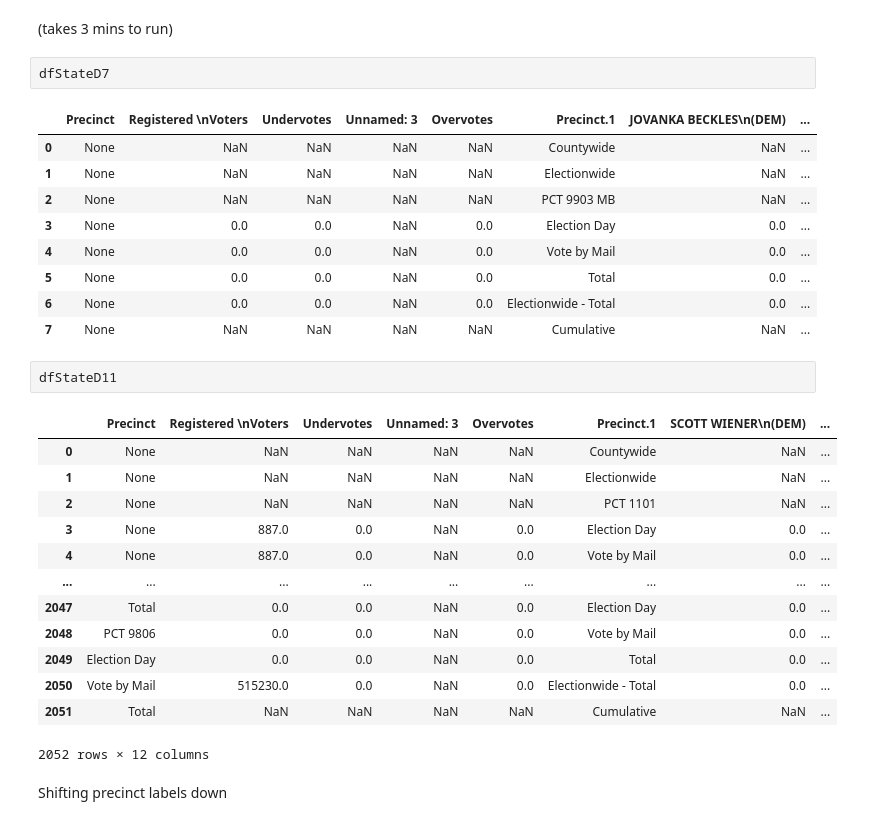
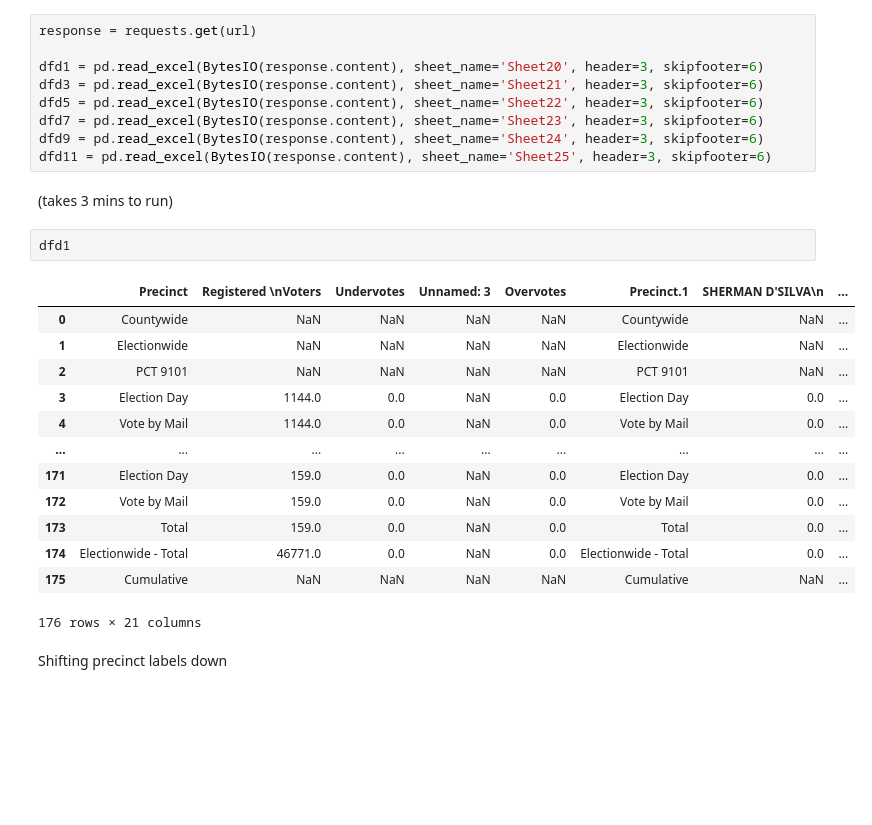
Before and after one commit to MissionLocal/2024-election, a Jupyter notebook: cleaning/clean.ipynb, the cells around one changed output. Cells and saved outputs as stored; diff of their text form; blank space fills up the shorter version.

```diff
--- a/cleaning/clean.ipynb
+++ b/cleaning/clean.ipynb
@@ -65,33 +63,30 @@ dfTurnout = pd.read_excel(BytesIO(response.content), sheet_name='Sheet1', header
+# %%
+response = requests.get(url)
+
+dfd1 = pd.read_excel(BytesIO(response.content), sheet_name='Sheet20', header=3, skipfooter=6)
+dfd3 = pd.read_excel(BytesIO(response.content), sheet_name='Sheet21', header=3, skipfooter=6)
+dfd5 = pd.read_excel(BytesIO(response.content), sheet_name='Sheet22', header=3, skipfooter=6)
+dfd7 = pd.read_excel(BytesIO(response.content), sheet_name='Sheet23', header=3, skipfooter=6)
+dfd9 = pd.read_excel(BytesIO(response.content), sheet_name='Sheet24', header=3, skipfooter=6)
+dfd11 = pd.read_excel(BytesIO(response.content), sheet_name='Sheet25', header=3, skipfooter=6)
 # %% [markdown]
 (takes 3 mins to run)
-# %%
-dfStateD7
-# %% [output]
-|  | Precinct | Registered \nVoters | Undervotes | Unnamed: 3 | Overvotes | Precinct.1 | JOVANKA BECKLES\n(DEM) | ... |
-| 0 | None | NaN | NaN | NaN | NaN | Countywide | NaN | ... |
-| 1 | None | NaN | NaN | NaN | NaN | Electionwide | NaN | ... |
-| 2 | None | NaN | NaN | NaN | NaN | PCT 9903 MB | NaN | ... |
-| 3 | None | 0.0 | 0.0 | NaN | 0.0 | Election Day | 0.0 | ... |
-| 4 | None | 0.0 | 0.0 | NaN | 0.0 | Vote by Mail | 0.0 | ... |
-| 5 | None | 0.0 | 0.0 | NaN | 0.0 | Total | 0.0 | ... |
-| 6 | None | 0.0 | 0.0 | NaN | 0.0 | Electionwide - Total | 0.0 | ... |
-| 7 | None | NaN | NaN | NaN | NaN | Cumulative | NaN | ... |
-# %%
-dfStateD11
-# %% [output]
-|  | Precinct | Registered \nVoters | Undervotes | Unnamed: 3 | Overvotes | Precinct.1 | SCOTT WIENER\n(DEM) | ... |
-| 0 | None | NaN | NaN | NaN | NaN | Countywide | NaN | ... |
-| 1 | None | NaN | NaN | NaN | NaN | Electionwide | NaN | ... |
-| 2 | None | NaN | NaN | NaN | NaN | PCT 1101 | NaN | ... |
-| 3 | None | 887.0 | 0.0 | NaN | 0.0 | Election Day | 0.0 | ... |
-| 4 | None | 887.0 | 0.0 | NaN | 0.0 | Vote by Mail | 0.0 | ... |
-| ... | ... | ... | ... | ... | ... | ... | ... | ... |
-| 2047 | Total | 0.0 | 0.0 | NaN | 0.0 | Election Day | 0.0 | ... |
-| 2048 | PCT 9806 | 0.0 | 0.0 | NaN | 0.0 | Vote by Mail | 0.0 | ... |
-| 2049 | Election Day | 0.0 | 0.0 | NaN | 0.0 | Total | 0.0 | ... |
-| 2050 | Vote by Mail | 515230.0 | 0.0 | NaN | 0.0 | Electionwide - Total | 0.0 | ... |
-| 2051 | Total | NaN | NaN | NaN | NaN | Cumulative | NaN | ... |
-2052 rows × 12 columns
+# %%
+dfd1
+# %% [output]
+|  | Precinct | Registered \nVoters | Undervotes | Unnamed: 3 | Overvotes | Precinct.1 | SHERMAN D'SILVA\n | ... |
+| 0 | Countywide | NaN | NaN | NaN | NaN | Countywide | NaN | ... |
+| 1 | Electionwide | NaN | NaN | NaN | NaN | Electionwide | NaN | ... |
+| 2 | PCT 9101 | NaN | NaN | NaN | NaN | PCT 9101 | NaN | ... |
+| 3 | Election Day | 1144.0 | 0.0 | NaN | 0.0 | Election Day | 0.0 | ... |
+| 4 | Vote by Mail | 1144.0 | 0.0 | NaN | 0.0 | Vote by Mail | 0.0 | ... |
+| ... | ... | ... | ... | ... | ... | ... | ... | ... |
+| 171 | Election Day | 159.0 | 0.0 | NaN | 0.0 | Election Day | 0.0 | ... |
+| 172 | Vote by Mail | 159.0 | 0.0 | NaN | 0.0 | Vote by Mail | 0.0 | ... |
+| 173 | Total | 159.0 | 0.0 | NaN | 0.0 | Total | 0.0 | ... |
+| 174 | Electionwide - Total | 46771.0 | 0.0 | NaN | 0.0 | Electionwide - Total | 0.0 | ... |
+| 175 | Cumulative | NaN | NaN | NaN | NaN | Cumulative | NaN | ... |
+176 rows × 21 columns
 # %% [markdown]
 Shifting precinct labels down
 # %%
```
Also changed, not shown: parts of 1 cell of this notebook, 10 other files.
